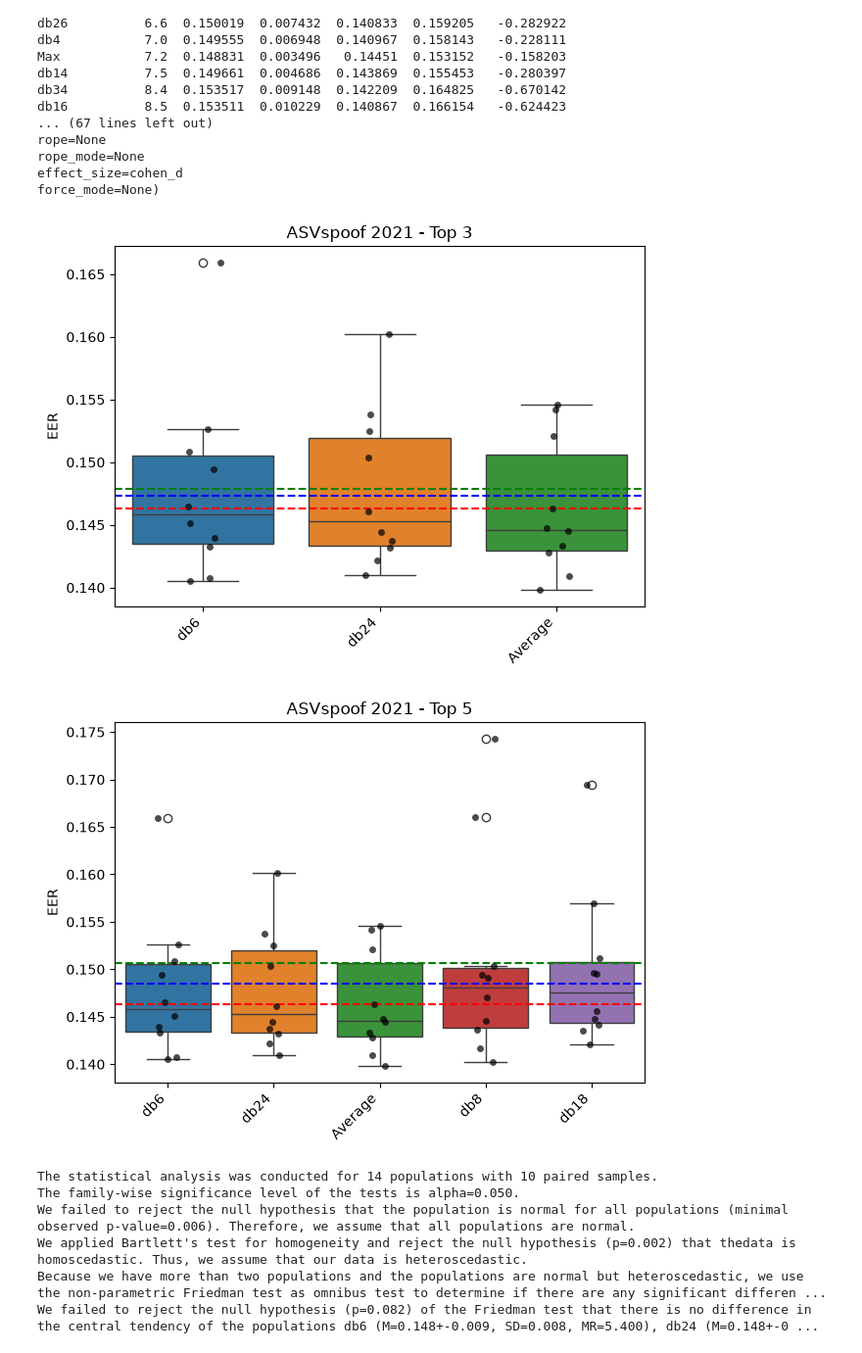
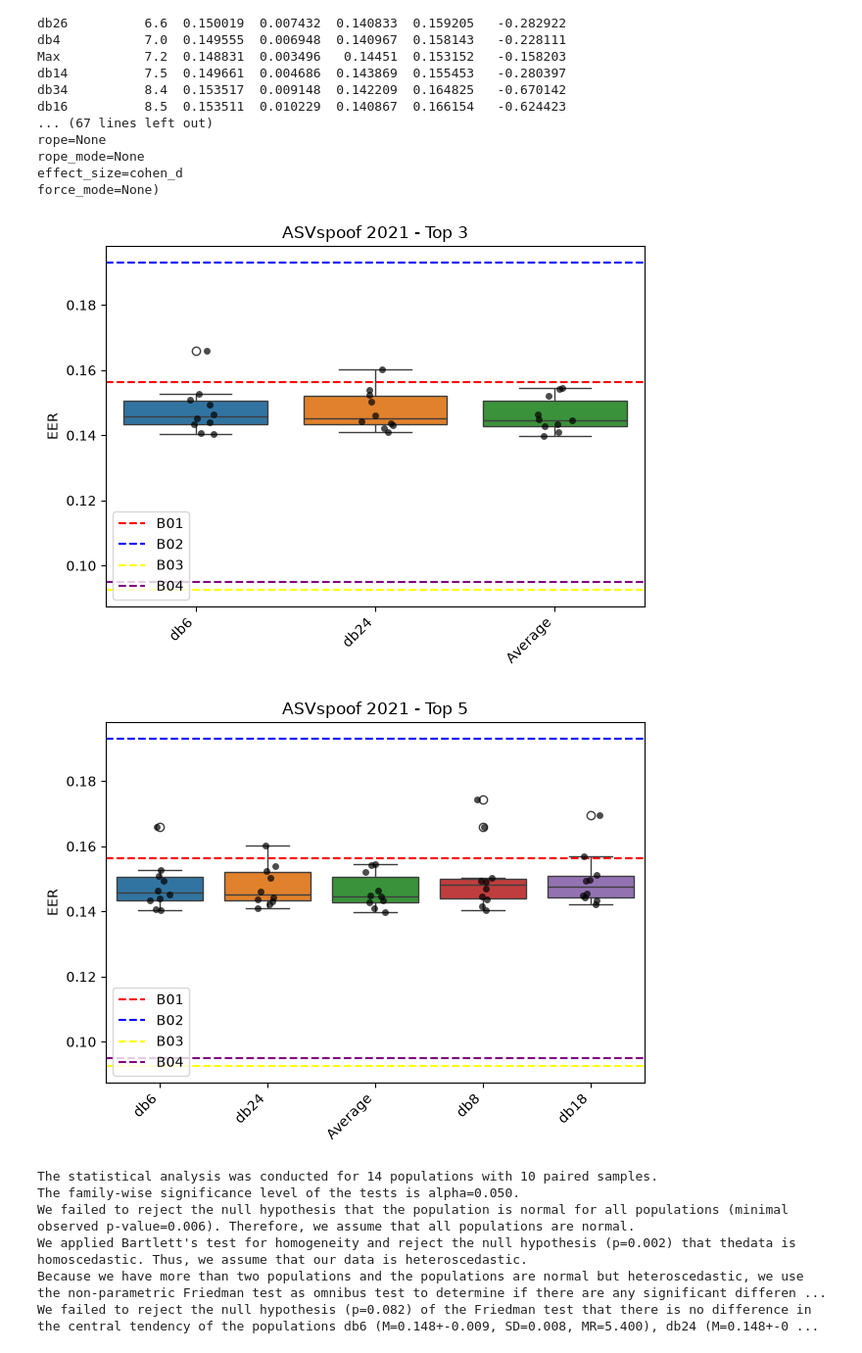
Before and after one commit to JoaoAssalim/wavelet-pooling-audio-deepfake, a Jupyter notebook: notebooks/statistical_analysis.ipynb, the cells around one changed output. Shown at 98% size. Cells and saved outputs as stored; diff of their text form; code cells hidden in the pictures.

Commit message:
improving results

```diff
--- a/notebooks/statistical_analysis.ipynb
+++ b/notebooks/statistical_analysis.ipynb
@@ -273,29 +273,32 @@ force_mode=None)
 # %%
 autorank_2021_ranking = result_2021[0]
 top_3_results_ranking = autorank_2021_ranking[:3]
 
 top_3_results = autorank_input_2021[top_3_results_ranking.index]
 
 sns.boxplot(data=top_3_results)
 sns.stripplot(data=top_3_results, color='black', alpha=0.7)
 plt.title("ASVspoof 2021 - Top 3")
 
-val_min = top_3_results_ranking["mean"].min().min()
-val_max = top_3_results_ranking["mean"].max().max()
-val_mean = top_3_results_ranking["mean"].mean().mean()
+baseline_b01_2021 = 0.1562
+baseline_b02_2021 = 0.1930
+baseline_b03_2021 = 0.0926
+baseline_b04_2021 = 0.0950
 
-plt.axhline(val_min, color='r', linestyle='--', label='Mínimo Global')
-plt.axhline(val_mean, color='b', linestyle='--', label='Média Global')
-plt.axhline(val_max, color='g', linestyle='--', label='Máximo Global')
+plt.axhline(baseline_b01_2021, color='red', linestyle='--', label='B01')
+plt.axhline(baseline_b02_2021, color='blue', linestyle='--', label='B02')
+plt.axhline(baseline_b03_2021, color='yellow', linestyle='--', label='B03')
+plt.axhline(baseline_b04_2021, color='purple', linestyle='--', label='B04')
 
 plt.xticks(rotation=45, ha='right')
 
 plt.xlabel("")
 plt.ylabel("EER")
 plt.tight_layout()
+plt.legend(loc="lower left")
 plt.show()
 # %% [output]
-[figure, old version]
+[figure, new version]
 # %%
 autorank_2021_ranking = result_2021[0]
 top_5_results_ranking = autorank_2021_ranking[:5]
@@ -306,22 +309,25 @@ sns.boxplot(data=top_5_results)
 sns.stripplot(data=top_5_results, color='black', alpha=0.7)
 plt.title("ASVspoof 2021 - Top 5")
 
-val_min = top_5_results_ranking["mean"].min().min()
-val_max = top_5_results_ranking["mean"].max().max()
-val_mean = top_5_results_ranking["mean"].mean().mean()
+baseline_b01_2021 = 0.1562
+baseline_b02_2021 = 0.1930
+baseline_b03_2021 = 0.0926
+baseline_b04_2021 = 0.0950
 
-plt.axhline(val_min, color='r', linestyle='--', label='Mínimo Global')
-plt.axhline(val_mean, color='b', linestyle='--', label='Média Global')
-plt.axhline(val_max, color='g', linestyle='--', label='Máximo Global')
+plt.axhline(baseline_b01_2021, color='red', linestyle='--', label='B01')
+plt.axhline(baseline_b02_2021, color='blue', linestyle='--', label='B02')
+plt.axhline(baseline_b03_2021, color='yellow', linestyle='--', label='B03')
+plt.axhline(baseline_b04_2021, color='purple', linestyle='--', label='B04')
 
 plt.xticks(rotation=45, ha='right')
 
 plt.xlabel("")
 plt.ylabel("EER")
 plt.tight_layout()
+plt.legend(loc="lower left")
 plt.show()
 # %% [output]
-[figure, old version]
+[figure, new version]
 # %%
 create_report(result_2021)
 # %% [output]
```
Also changed, not shown: parts of 6 cells of this notebook.
